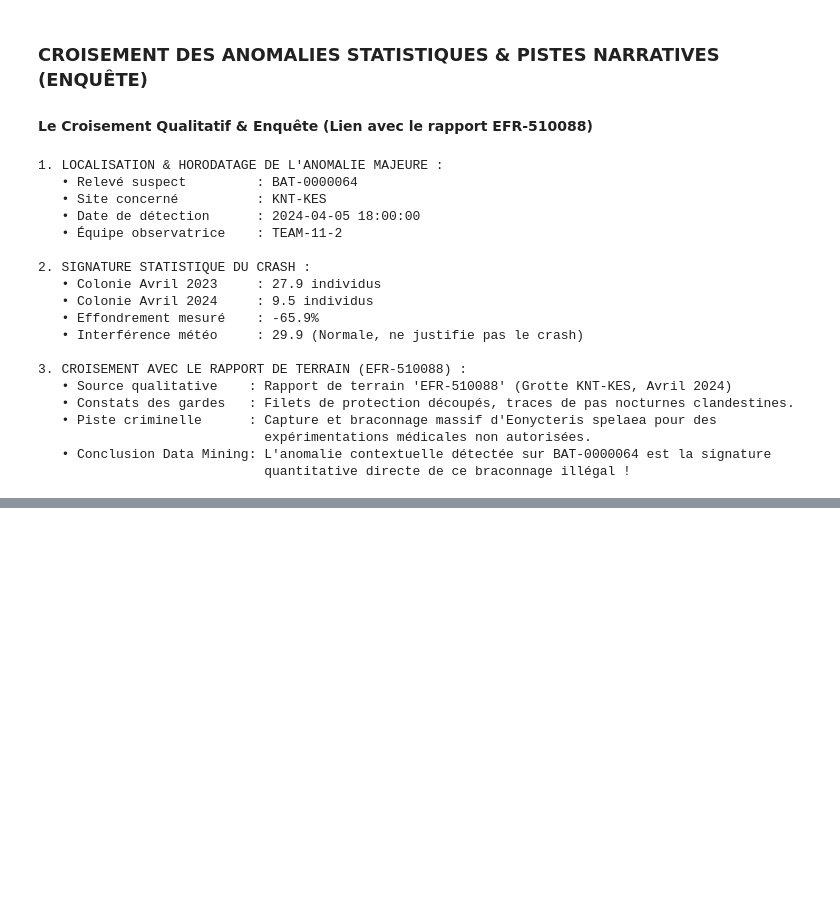
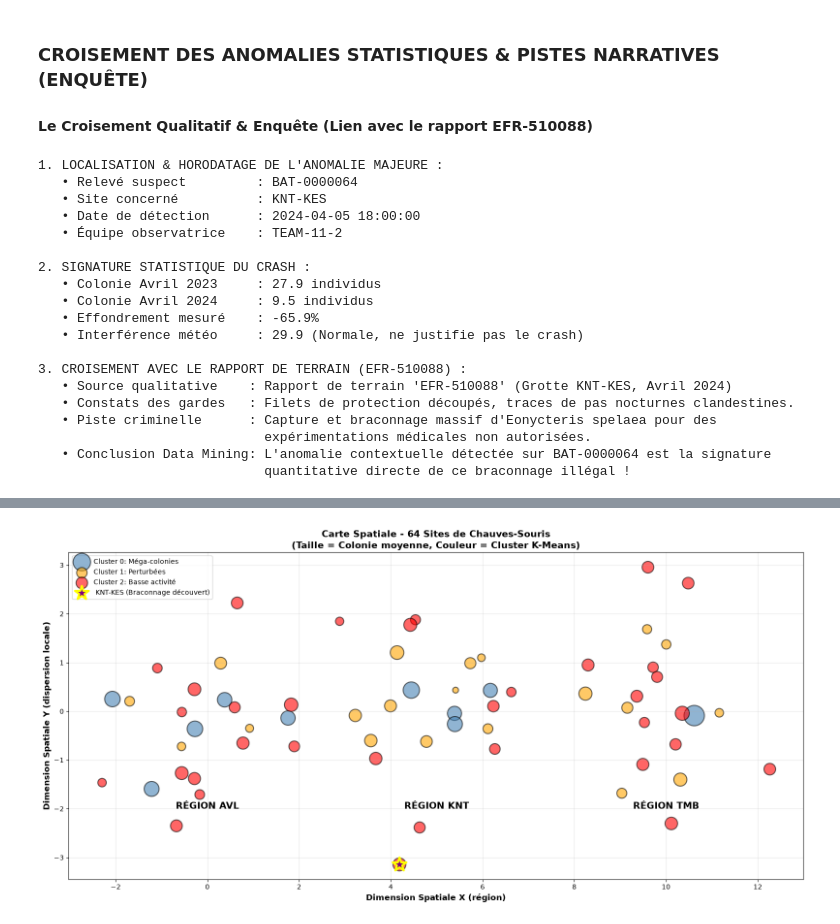
Before and after one commit to HananeDjouadi/G05-DataMining-2627, a Jupyter notebook: data/ecology/bat_surveys.ipynb, the cells around one changed output, grey strips where cells are left out. Drawn from its saved outputs; the diff is of its cells as text; code cells hidden in the pictures; blank space fills up the shorter version.

```diff
--- a/data/ecology/bat_surveys.ipynb
+++ b/data/ecology/bat_surveys.ipynb
@@ -1413,0 +1784,19 @@ print(f"                             quantitative directe de ce braconnage illé
+# %%
+# Agrégation par SITE
+site_agg = df_analysis.groupby('site_code').agg({
+    'colony_estimate': ['mean', 'std', 'count'],
+    'region': 'first',
+    'cluster_kmeans': lambda x: x.mode()[0] if len(x.mode()) > 0 else x.iloc[0],
+    'zscore_contextual': 'mean',
+    'iso_anomaly': 'sum'
+}).reset_index()
+
+site_agg.columns = ['site_code', 'colony_mean', 'colony_std', 'survey_count', 'region', 'cluster', 'zscore_mean', 'anomaly_count']
+
+print(f"Sites agrégés : {len(site_agg)}")
+print(f"\nRégions représentées : {site_agg['region'].unique()}")
+print(f"\nTop 10 sites (par colonie moyenne) :\n{site_agg.nlargest(10, 'colony_mean')[['site_code', 'colony_mean', 'region', 'cluster']]}")
+
+# Compter sites par région
+region_counts = site_agg['region'].value_counts()
+print(f"\nSites par région :\n{region_counts}")
@@ -1413,0 +1823,77 @@ print(f"                             quantitative directe de ce braconnage illé
+# %%
+import numpy as np
+import matplotlib.patches as mpatches
+
+# Créer des coordonnées fictives par région (grille)
+region_positions = {'AVL': (0, 0), 'KNT': (5, 0), 'TMB': (10, 0)}
+
+# Générer positions aléatoires autour de chaque région
+np.random.seed(42)
+site_agg['x'] = 0.0
+site_agg['y'] = 0.0
+
+for region in site_agg['region'].unique():
+    region_data = site_agg[site_agg['region'] == region]
+    base_x, base_y = region_positions[region]
+
+    # Positions aléatoires autour de la base
+    x_coords = np.random.normal(base_x, 1.2, len(region_data))
+    y_coords = np.random.normal(base_y, 1.2, len(region_data))
+
+    site_agg.loc[site_agg['region'] == region, 'x'] = x_coords
+    site_agg.loc[site_agg['region'] == region, 'y'] = y_coords
+
+# CARTE
+fig, ax = plt.subplots(figsize=(16, 8))
+
+# Couleurs par cluster
+colors = {0: 'steelblue', 1: 'orange', 2: 'red'}
+cluster_names = {0: 'Méga-colonies', 1: 'Perturbées', 2: 'Basse activité'}
+
+# Tracer chaque site
+for cluster in sorted(site_agg['cluster'].unique()):
+    cluster_data = site_agg[site_agg['cluster'] == cluster]
+    ax.scatter(
+        cluster_data['x'],
+        cluster_data['y'],
+        s=cluster_data['colony_mean'] * 20,  # Taille = colonie
+        alpha=0.6,
+        color=colors[cluster],
+        edgecolors='black',
+        linewidth=1.5,
+        label=f'Cluster {cluster}: {cluster_names.get(cluster, "?")}'
+    )
+
+# HIGHLIGHT : KNT-KES (crash braconnage)
+knt_kes_site = site_agg[site_agg['site_code'] == 'KNT-KES']
+if len(knt_kes_site) > 0:
+    ax.scatter(
+        knt_kes_site['x'],
+        knt_kes_site['y'],
+        s=knt_kes_site['colony_mean'] * 25,
+        color='purple',
+        edgecolors='yellow',
+        linewidth=3,
+        marker='*',
+        label=' KNT-KES (Braconnage découvert)',
+        zorder=5
+    )
+
+# Annotations pour région
+region_centers = {'AVL': (0, -2), 'KNT': (5, -2), 'TMB': (10, -2)}
+for region, (x, y) in region_centers.items():
+    ax.text(x, y, f'RÉGION {region}', fontsize=14, fontweight='bold', ha='center')
+
+ax.set_xlabel('Dimension Spatiale X (région)', fontsize=12, fontweight='bold')
+ax.set_ylabel('Dimension Spatiale Y (dispersion locale)', fontsize=12, fontweight='bold')
+ax.set_title('Carte Spatiale - 64 Sites de Chauves-Souris\n(Taille = Colonie moyenne, Couleur = Cluster K-Means)',
+             fontsize=14, fontweight='bold')
+ax.legend(loc='upper left', fontsize=10)
+ax.grid(True, alpha=0.3)
+plt.tight_layout()
+plt.show()
+
+print(f" Carte créée avec {len(site_agg)} sites")
+print(f" Site d'intérêt (braconnage) : KNT-KES (colonie moyenne: {knt_kes_site['colony_mean'].values[0]:.1f})")
+# %% [output]
+[figure, added]
```
Also changed, not shown: parts of 26 cells of this notebook, 2 other files.
